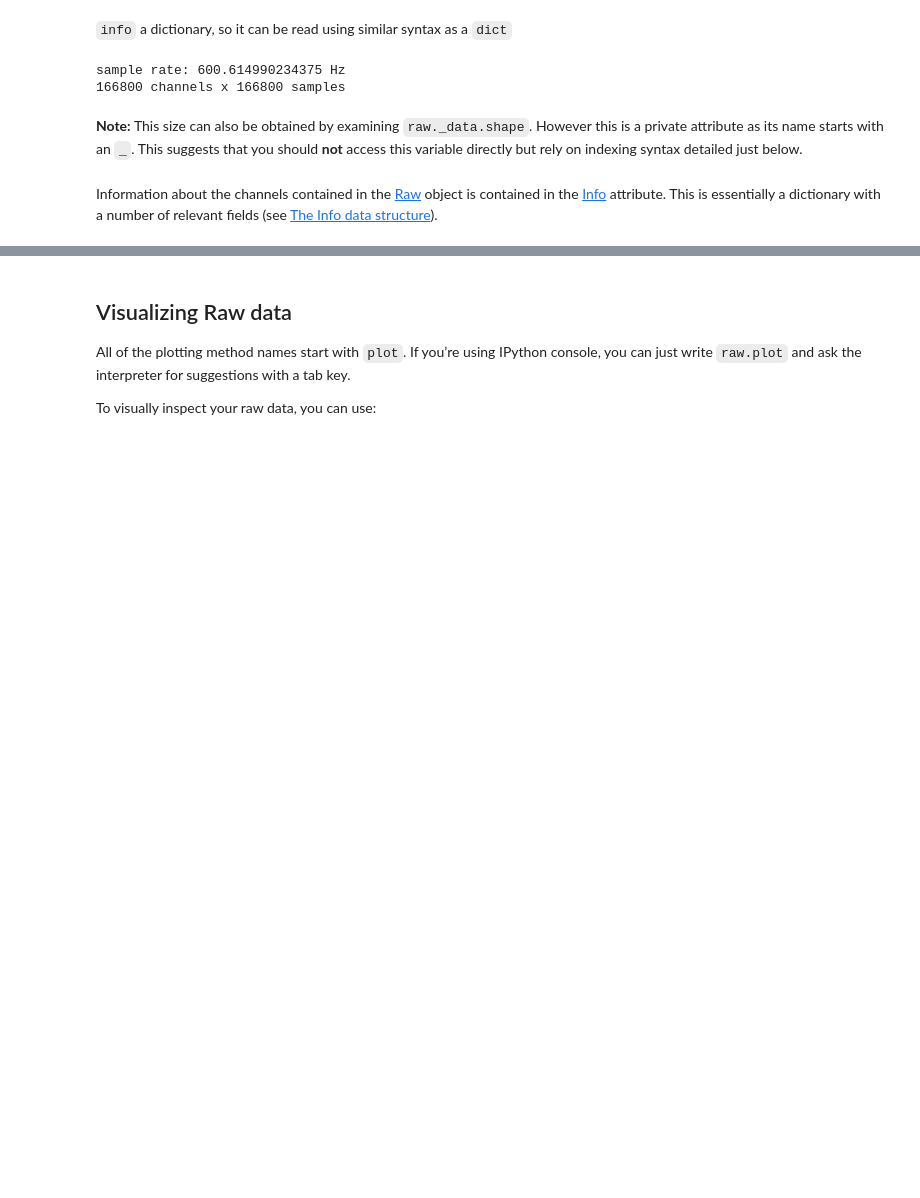
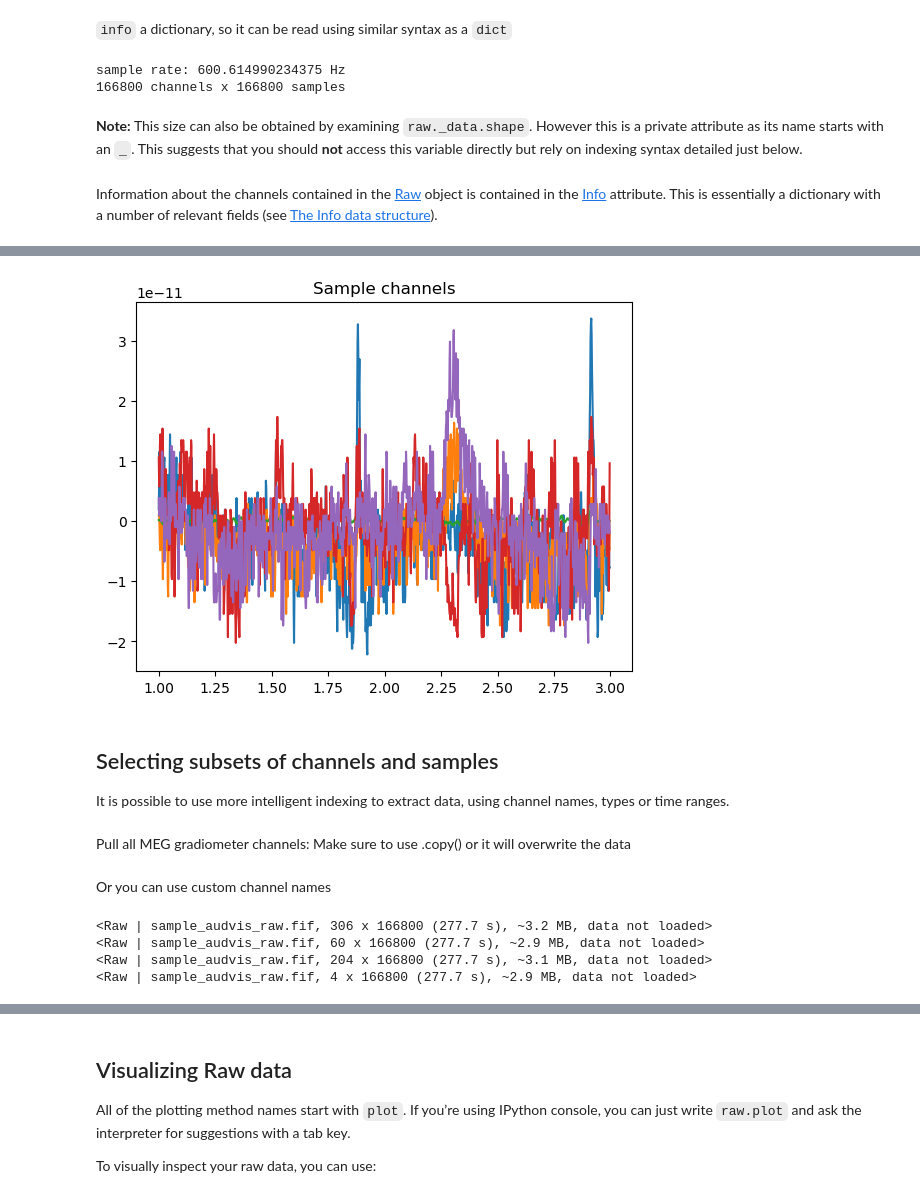
Before and after one commit to jasmainak/mne-workshop-mit, a Jupyter notebook: 01-raw_to_evoked.ipynb, the cells around one changed output, grey strips where cells are left out. Cells and saved outputs as stored; diff of their text form; code cells hidden in the pictures; blank space fills up the shorter version.

```diff
--- a/01-raw_to_evoked.ipynb
+++ b/01-raw_to_evoked.ipynb
@@ -113,0 +130,17 @@ This is essentially a dictionary with a number of relevant fields (see
+# %%
+# Extract data from the first 5 channels, from 1 s to 3 s.
+sfreq = raw.info['sfreq']
+data, times = raw[:5, int(sfreq * 1):int(sfreq * 3)]
+_ = plt.plot(times, data.T)
+_ = plt.title('Sample channels')
+# %% [output]
+[figure, added]
+# %% [markdown]
+Selecting subsets of channels and samples
+-----------------------------------------
+
+It is possible to use more intelligent indexing to extract data, using
+channel names, types or time ranges.
+# %% [markdown]
+Pull all MEG gradiometer channels:
+Make sure to use .copy() or it will overwrite the data
@@ -113,0 +151,14 @@ This is essentially a dictionary with a number of relevant fields (see
+# %% [markdown]
+Or you can use custom channel names
+# %%
+pick_chans = ['MEG 0112', 'MEG 0111', 'MEG 0122', 'MEG 0123']
+specific_chans = raw.copy().pick(pick_chans)
+print(meg_only)
+print(eeg_only)
+print(grad_only)
+print(specific_chans)
+# %% [output]
+<Raw | sample_audvis_raw.fif, 306 x 166800 (277.7 s), ~3.2 MB, data not loaded>
+<Raw | sample_audvis_raw.fif, 60 x 166800 (277.7 s), ~2.9 MB, data not loaded>
+<Raw | sample_audvis_raw.fif, 204 x 166800 (277.7 s), ~3.1 MB, data not loaded>
+<Raw | sample_audvis_raw.fif, 4 x 166800 (277.7 s), ~2.9 MB, data not loaded>
```
Also changed, not shown: parts of 31 cells of this notebook, 1 other file.
